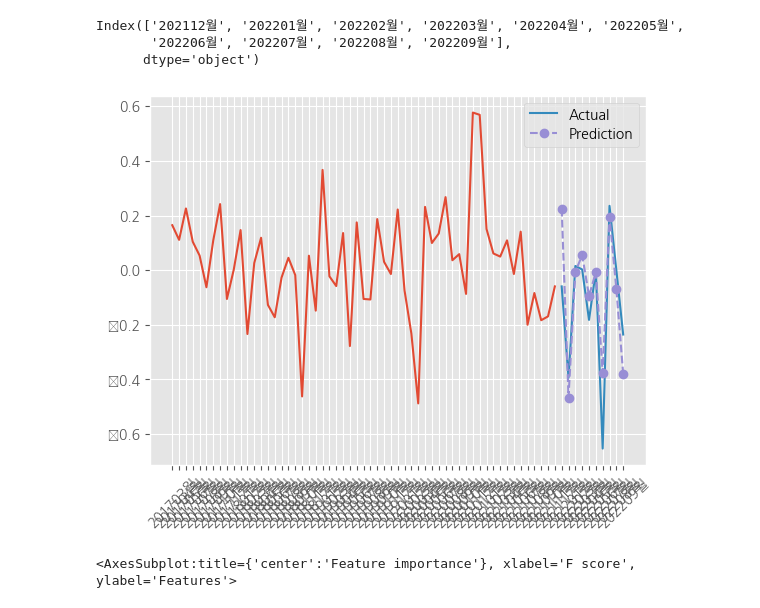
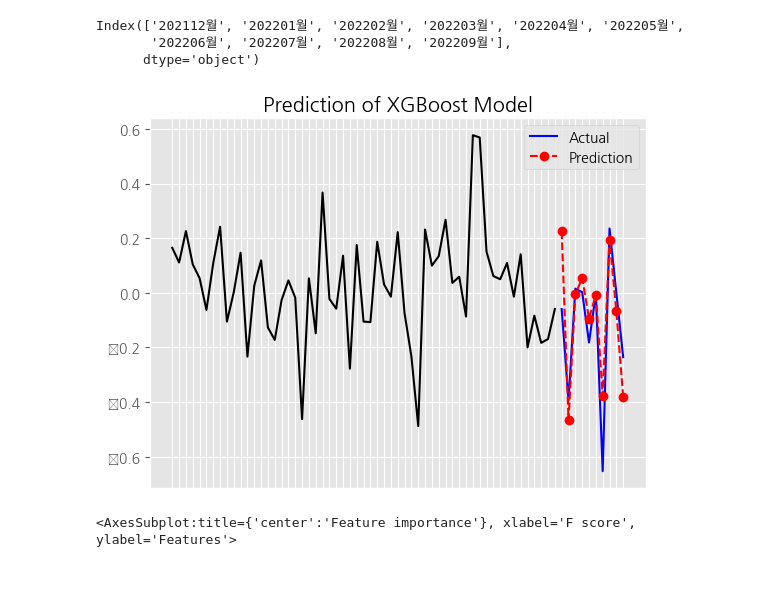
Before and after one commit to paragonyun/Deepconomics, a Jupyter notebook: main.ipynb, the cells around one changed output. Cells and saved outputs as stored; diff of their text form; code cells hidden in the pictures; blank space fills up the shorter version.

```diff
--- a/main.ipynb
+++ b/main.ipynb
@@ -878,14 +634,15 @@ Index(['202112월', '202201월', '202202월', '202203월', '202204월', '202205
        '202206월', '202207월', '202208월', '202209월'],
       dtype='object')
 # %%
-plt.plot(diff_df_pca['Target'][150:])
-plt.plot(pca_X_test.index, diff_y_test, label = 'Actual')
-plt.plot(pca_X_test.index, preds, label = 'Prediction', linestyle='dashed', marker='o')
-plt.xticks(rotation=45)
+plt.plot(diff_df_pca['Target'][150:], color='black')
+plt.plot(pca_X_test.index, diff_y_test, label = 'Actual', color='blue')
+plt.plot(pca_X_test.index, preds, label = 'Prediction', linestyle='dashed', marker='o', color='red')
+plt.tick_params(bottom=False,labelbottom=False)
+plt.title('Prediction of XGBoost Model')
 plt.legend()
 plt.show()
 # %% [output]
-[figure, old version]
+[figure, new version]
 # %%
 from xgboost import plot_importance
 
```
Also changed, not shown: parts of 33 cells of this notebook.
